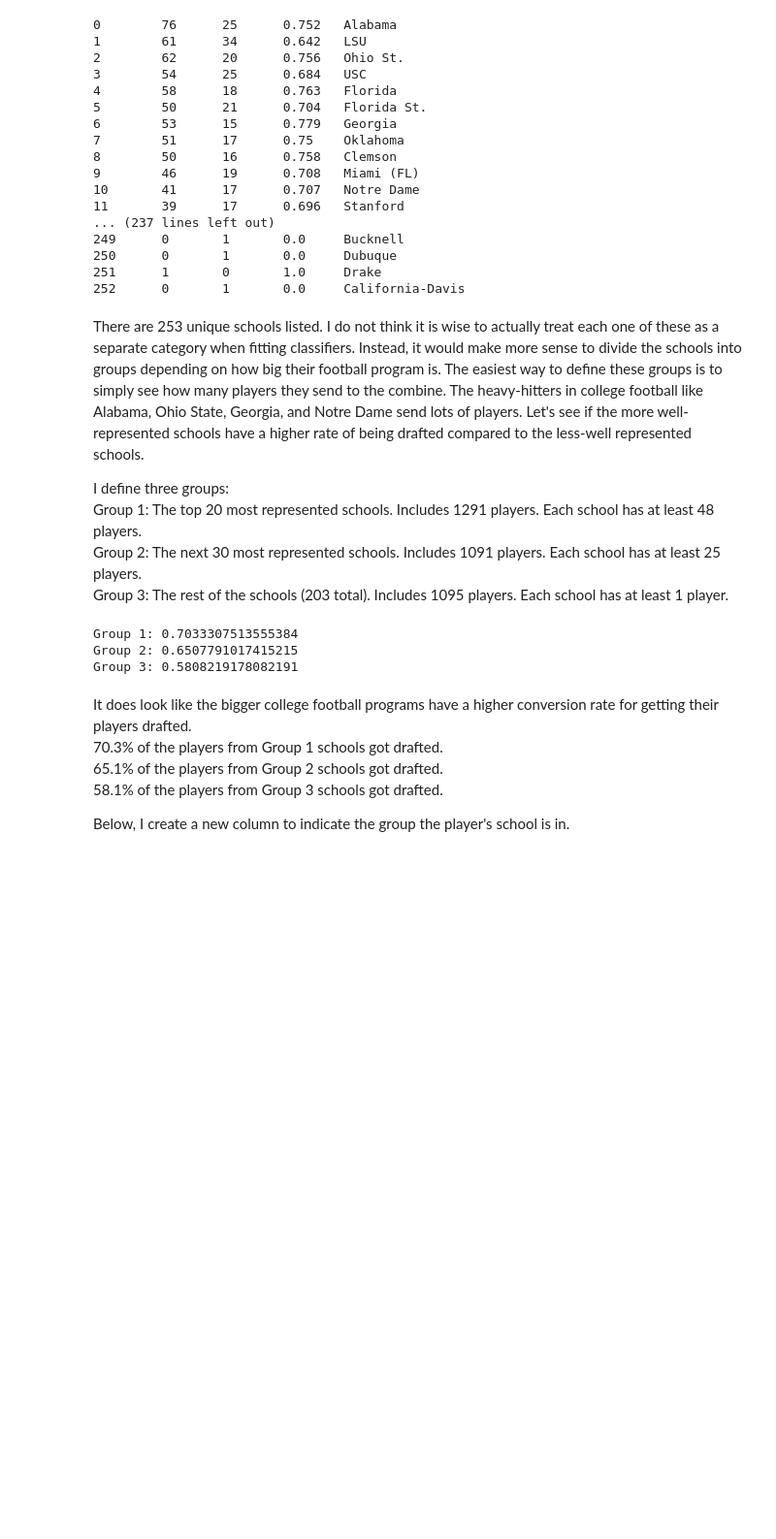
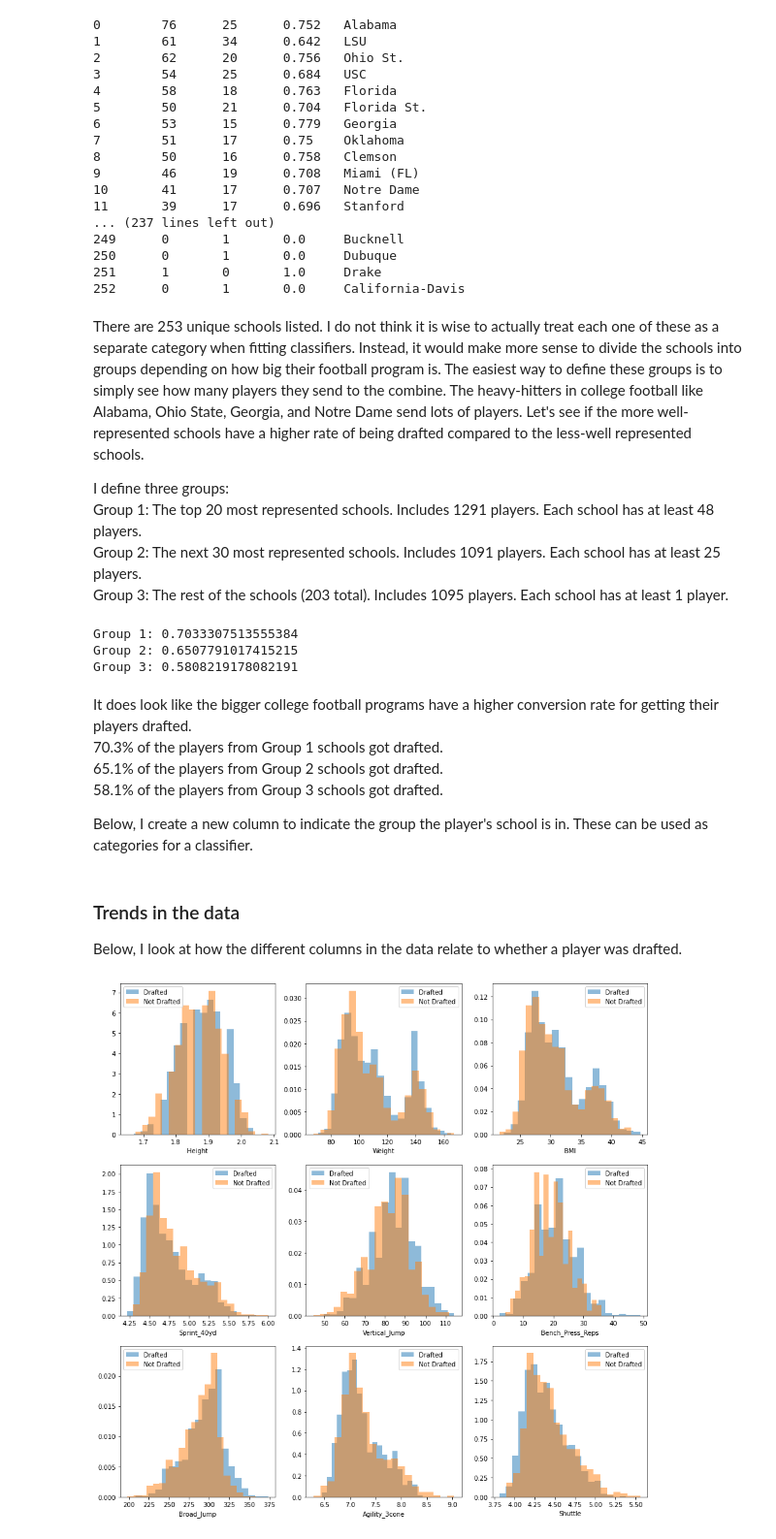
Before and after one commit to daviderics/NFL_Combine_Project, a Jupyter notebook: student.ipynb, the cells around one changed output. Shown at 97% size. Cells and saved outputs as stored; diff of their text form; code cells hidden in the pictures; blank space fills up the shorter version.

Commit message:
Added histograms and violin plots

```diff
--- a/student.ipynb
+++ b/student.ipynb
@@ -288,8 +288,28 @@ It does look like the bigger college football programs have a higher conversion
 65.1% of the players from Group 2 schools got drafted.<br>
 58.1% of the players from Group 3 schools got drafted.<br>
 
-Below, I create a new column to indicate the group the player's school is in.
+Below, I create a new column to indicate the group the player's school is in. These can be used as categories for a classifier.
 # %%
 df_combine['school_group'] = [1 if df_combine['School'].value_counts()[x] > 47
                               else 2 if df_combine['School'].value_counts()[x] > 24
                               else 3 for x in df_combine['School']]
+# %% [markdown]
+### Trends in the data
+
+Below, I look at how the different columns in the data relate to whether a player was drafted.
+# %%
+# Histograms of numerical data
+fig, ax = plt.subplots(nrows=3, ncols=3, figsize=(15,15))
+
+cols = ['Height','Weight','BMI','Sprint_40yd','Vertical_Jump','Bench_Press_Reps','Broad_Jump','Agility_3cone','Shuttle']
+
+for i, col in enumerate(cols):
+    r = i//3
+    c = i%3
+
+    ax[r,c].hist(df_combine[df_combine['Drafted']==1][col],bins=20,alpha=0.5,density=True,label='Drafted')
+    ax[r,c].hist(df_combine[df_combine['Drafted']==0][col],bins=20,alpha=0.5,density=True,label='Not Drafted')
+    ax[r,c].set_xlabel(col)
+    ax[r,c].legend()
+# %% [output]
+[figure, added]
```
Also changed, not shown: parts of 3 cells of this notebook.
